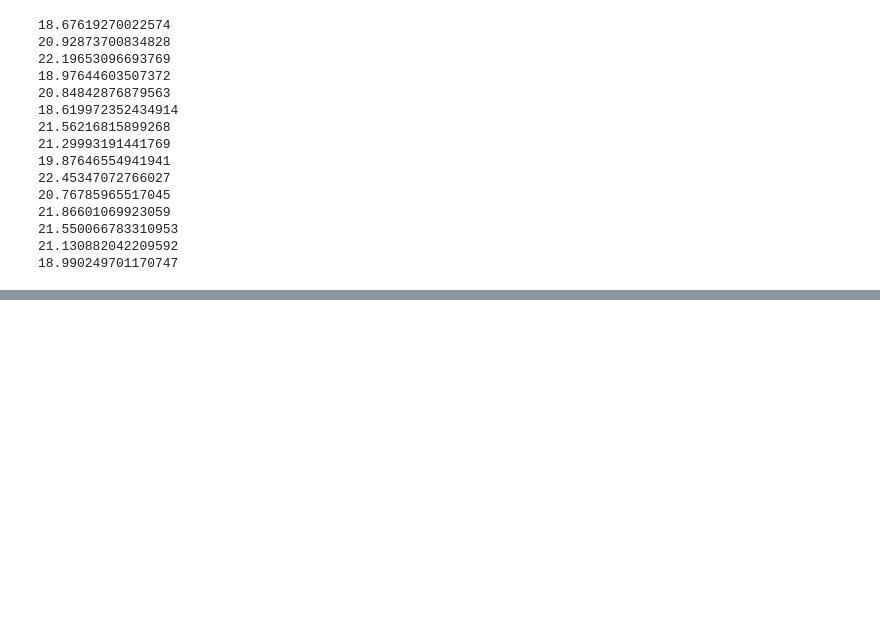
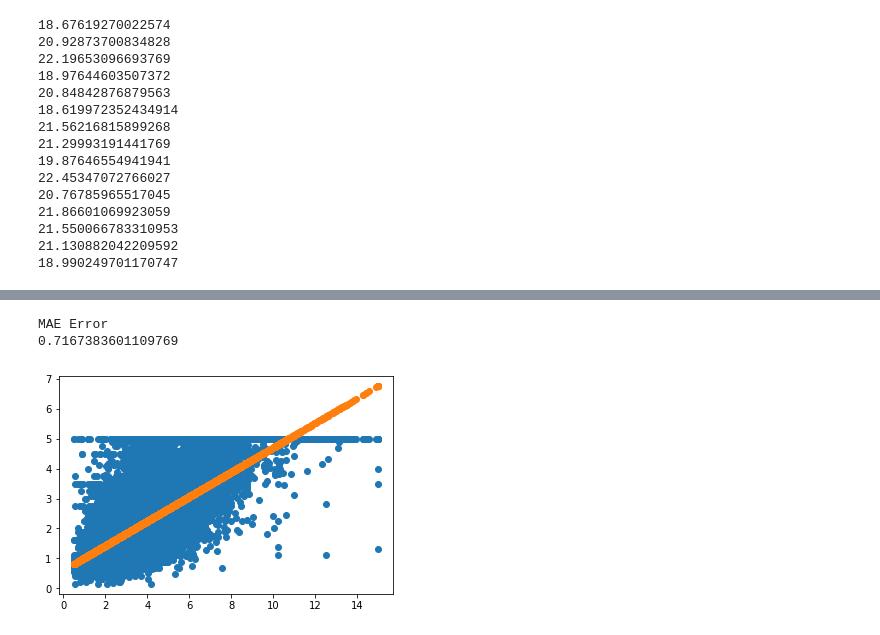
Before and after one commit to YCT1/TrendyolHomeworks, a Jupyter notebook: HW1/hw1.ipynb, the cells around one changed output, grey strips where cells are left out. Saved outputs shown, nothing was run; the diff lists cells and outputs as text; code cells hidden in the pictures; blank space fills up the shorter version.

Commit message:
Model tested and works it right now

```diff
--- a/HW1/hw1.ipynb
+++ b/HW1/hw1.ipynb
@@ -149,0 +152,19 @@ for beta in betas:
+# %%
+from model import ModelBase
+import pandas as pd
+import numpy as np
+from sklearn.datasets import fetch_california_housing
+
+
+cal_housing = fetch_california_housing()
+X = pd.DataFrame(cal_housing.data, columns=cal_housing.feature_names)
+y = cal_housing.target
+
+
+df = pd.DataFrame(
+        dict(MedInc=X['MedInc'], Price=cal_housing.target))
+
+X, y = df["MedInc"].to_numpy(), df["Price"].to_numpy()
+
+myModel = ModelBase()
+myModel.fit(X,y)
@@ -149,0 +189,18 @@ for beta in betas:
+# %%
+y_pred = myModel.pred(X)
+
+
+print("MAE Error")
+error = np.mean((y_pred-y)**2)
+print(error)
+# %% [output]
+MAE Error
+0.7167383601109769
+# %%
+import matplotlib.pyplot as plt
+
+plt.scatter(X,y)
+plt.scatter(X,y_pred)
+plt.show()
+# %% [output]
+[figure, added]
```
Also changed, not shown: parts of 2 cells of this notebook, 1 other file.
